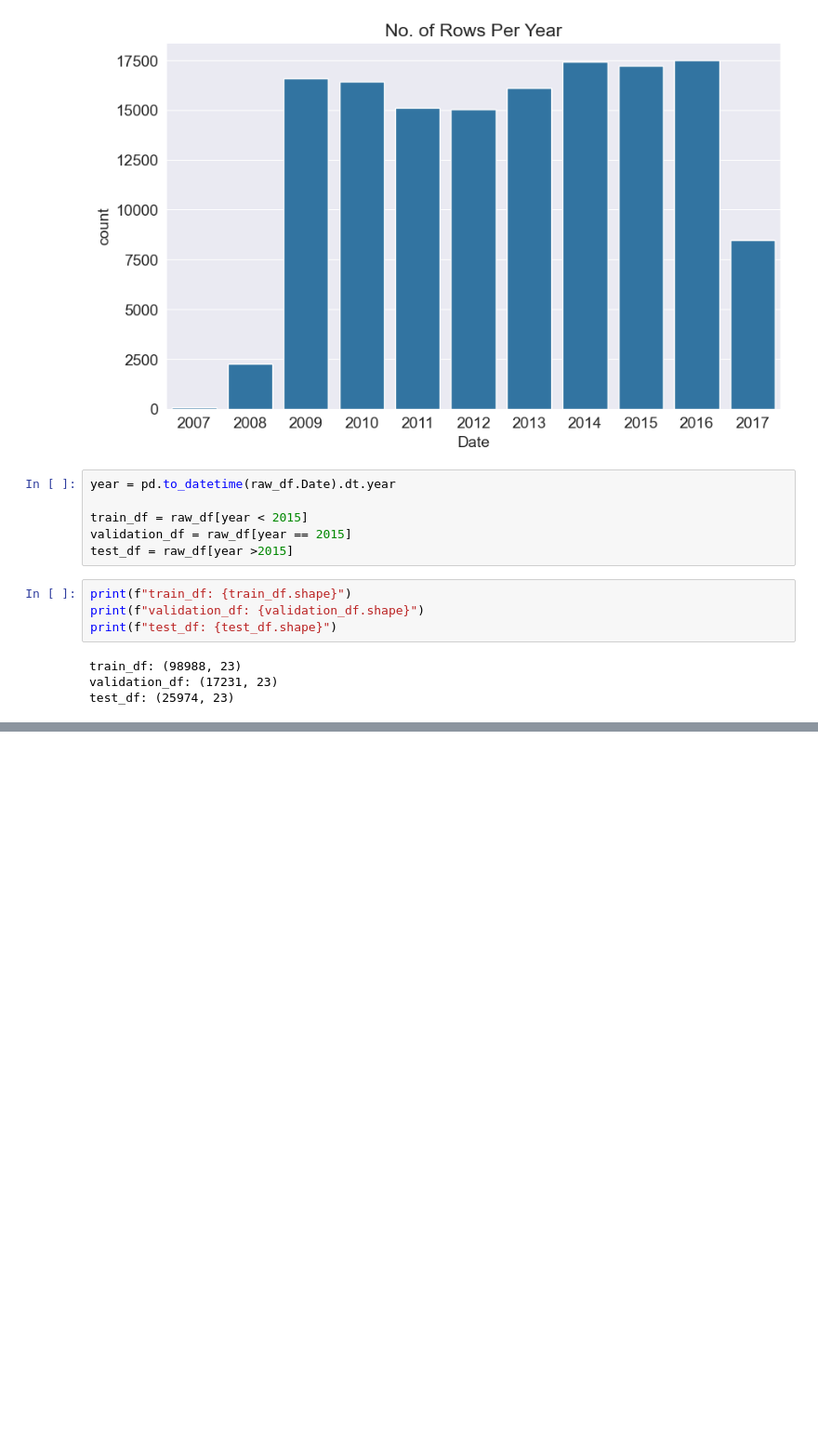
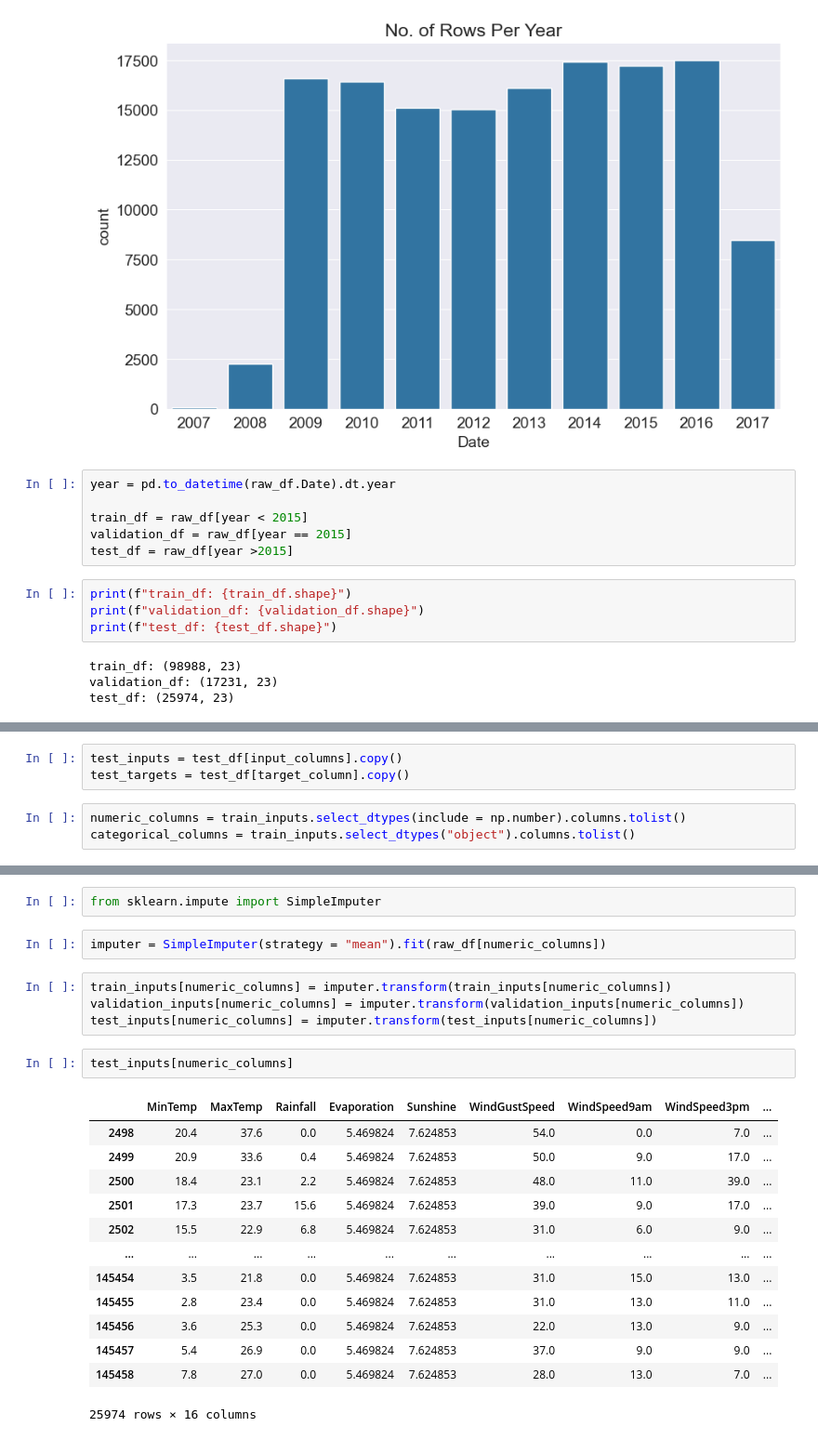
Before and after one commit to John-Fadipe/Machine_Learning_with_Python_and_Scikit_Learn, a Jupyter notebook: Decision Trees and Random Forest/Decision Trees and Random Forests - Machine Learning with Python.ipynb, the cells around one changed output, grey strips where cells are left out. Shown: that part at 93% size. Cells and saved outputs as stored; diff of their text form; blank space fills up the shorter version.

```diff
--- a/Decision Trees and Random Forest/Decision Trees and Random Forests - Machine Learning with Python.ipynb
+++ b/Decision Trees and Random Forest/Decision Trees and Random Forests - Machine Learning with Python.ipynb
@@ -100,0 +107,6 @@ target_column = "Rain_Tomorrow"
+# %%
+test_inputs = test_df[input_columns].copy()
+test_targets = test_df[target_column].copy()
+# %%
+numeric_columns = train_inputs.select_dtypes(include = np.number).columns.tolist()
+categorical_columns = train_inputs.select_dtypes("object").columns.tolist()
@@ -100,0 +139,24 @@ target_column = "Rain_Tomorrow"
+# %%
+from sklearn.impute import SimpleImputer
+# %%
+imputer = SimpleImputer(strategy = "mean").fit(raw_df[numeric_columns])
+# %%
+train_inputs[numeric_columns] = imputer.transform(train_inputs[numeric_columns])
+validation_inputs[numeric_columns] = imputer.transform(validation_inputs[numeric_columns])
+test_inputs[numeric_columns] = imputer.transform(test_inputs[numeric_columns])
+# %%
+test_inputs[numeric_columns]
+# %% [output]
+|  | MinTemp | MaxTemp | Rainfall | Evaporation | Sunshine | WindGustSpeed | WindSpeed9am | WindSpeed3pm | ... |
+| 2498 | 20.4 | 37.6 | 0.0 | 5.469824 | 7.624853 | 54.0 | 0.0 | 7.0 | ... |
+| 2499 | 20.9 | 33.6 | 0.4 | 5.469824 | 7.624853 | 50.0 | 9.0 | 17.0 | ... |
+| 2500 | 18.4 | 23.1 | 2.2 | 5.469824 | 7.624853 | 48.0 | 11.0 | 39.0 | ... |
+| 2501 | 17.3 | 23.7 | 15.6 | 5.469824 | 7.624853 | 39.0 | 9.0 | 17.0 | ... |
+| 2502 | 15.5 | 22.9 | 6.8 | 5.469824 | 7.624853 | 31.0 | 6.0 | 9.0 | ... |
+| ... | ... | ... | ... | ... | ... | ... | ... | ... | ... |
+| 145454 | 3.5 | 21.8 | 0.0 | 5.469824 | 7.624853 | 31.0 | 15.0 | 13.0 | ... |
+| 145455 | 2.8 | 23.4 | 0.0 | 5.469824 | 7.624853 | 31.0 | 13.0 | 11.0 | ... |
+| 145456 | 3.6 | 25.3 | 0.0 | 5.469824 | 7.624853 | 22.0 | 13.0 | 9.0 | ... |
+| 145457 | 5.4 | 26.9 | 0.0 | 5.469824 | 7.624853 | 37.0 | 9.0 | 9.0 | ... |
+| 145458 | 7.8 | 27.0 | 0.0 | 5.469824 | 7.624853 | 28.0 | 13.0 | 7.0 | ... |
+25974 rows × 16 columns
```
Also changed, not shown: parts of 32 cells of this notebook, 1 other file.
